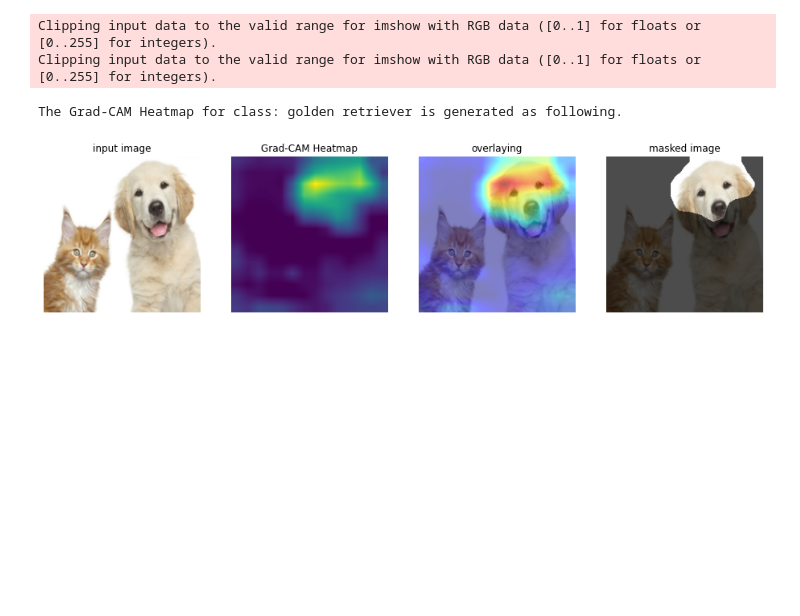
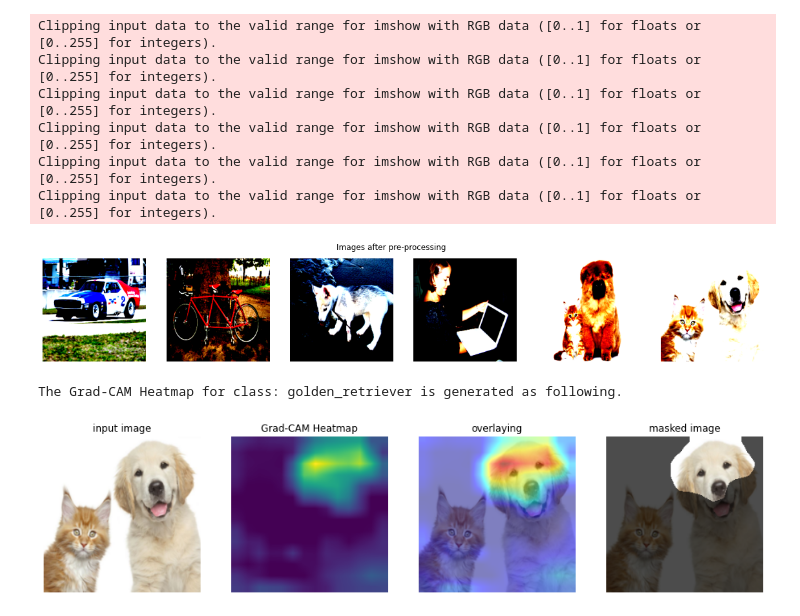
Before and after one commit to 123dddd/Visualizations-of-the-interpretations-of-CNNs, a Jupyter notebook: 2_The_Seires_of_Class_Activation_Mapping/2_Grad-CAM/Grad CAM.ipynb, the cells around one changed output. Cells and saved outputs as stored; diff of their text form; code cells hidden in the pictures; blank space fills up the shorter version.

```diff
--- a/2_The_Seires_of_Class_Activation_Mapping/2_Grad-CAM/Grad CAM.ipynb
+++ b/2_The_Seires_of_Class_Activation_Mapping/2_Grad-CAM/Grad CAM.ipynb
@@ -29,9 +39,31 @@ plt.axis('off')
 # %%
-# resize all the input images
+# pre-process all the images
+
 # Compose: chain the resize and normalize operations together to achieve a transformation pipeline
-# unsqueeze(0): Returns a new tensor with a dimension of size one inserted at the fist axis for batch
-inputs  = [Compose([Resize((224,224)), ToTensor(), image_net_preprocessing])(x).unsqueeze(0) for x in images]
+preprocess = Compose([
+   Resize((224,224)),
+   ToTensor(),
+   image_net_preprocessing, # just normalization staff
+])
+
+inputs  = [preprocess(x).unsqueeze(0) for x in images]
+
+# visulize the images
+fig, axis = plt.subplots(1, len(image_paths), figsize=(20,3))
+fig.suptitle('Images after pre-processing')
+for i in range(len(inputs)):
+    axis[i].imshow(inputs[i].squeeze().permute(1,2,0).numpy())
+    axis[i].axis('off')
+
 # Send the inputs data to device. Here the device will be GPU if it is available, otherwise CPU will be selected
 inputs = [i.to(device) for i in inputs]
+# %% [output]
+Clipping input data to the valid range for imshow with RGB data ([0..1] for floats or [0..255] for integers).
+Clipping input data to the valid range for imshow with RGB data ([0..1] for floats or [0..255] for integers).
+Clipping input data to the valid range for imshow with RGB data ([0..1] for floats or [0..255] for integers).
+Clipping input data to the valid range for imshow with RGB data ([0..1] for floats or [0..255] for integers).
+Clipping input data to the valid range for imshow with RGB data ([0..1] for floats or [0..255] for integers).
+Clipping input data to the valid range for imshow with RGB data ([0..1] for floats or [0..255] for integers).
+[figure, added]
 # %%
 # load the labels of the Imagnenet dataset
@@ -117,7 +149,7 @@ fig = plt.figure(figsize=(16, 4))
 # Plot the input image
 ax = fig.add_subplot(1, 4, 1)
 # Convert the tensor to image. squeeze(): Remove the first axes
-imgplot = plt.imshow(tensor2img(image_net_postprocessing(input_image.squeeze())))
+imgplot = plt.imshow(image_net_postprocessing(input_image.squeeze()).permute(1,2,0).cpu().numpy())
 plt.axis('off')
 ax.set_title('input image')
 # Plot the CAM Heatmap
@@ -131,7 +163,7 @@ plt.axis('off')
 ax.set_title('Grad-CAM Heatmap')
 # Plot the overlaying result
 ax = fig.add_subplot(1, 4, 3)
-imgplot = plt.imshow(tensor2img(heatmap_with_image[0]))
+imgplot = plt.imshow(heatmap_with_image[0].permute(1,2,0).numpy())
 plt.axis('off')
 ax.set_title('overlaying')
 ax = fig.add_subplot(1, 4, 4)
@@ -142,9 +174,7 @@ ax.set_title('masked image')
 
 torch.cuda.empty_cache()
 # %% [output]
-Clipping input data to the valid range for imshow with RGB data ([0..1] for floats or [0..255] for integers).
-Clipping input data to the valid range for imshow with RGB data ([0..1] for floats or [0..255] for integers).
+The Grad-CAM Heatmap for class: golden_retriever is generated as following.
-The Grad-CAM Heatmap for class: golden retriever is generated as following.
 [figure]
 # %%
 # Change the target class by set "class_of_interest = id",id is the id of the targets in the Imagenet dataset and it belongs to 0-999
```
Also changed, not shown: parts of 3 cells of this notebook, 5 other files.
